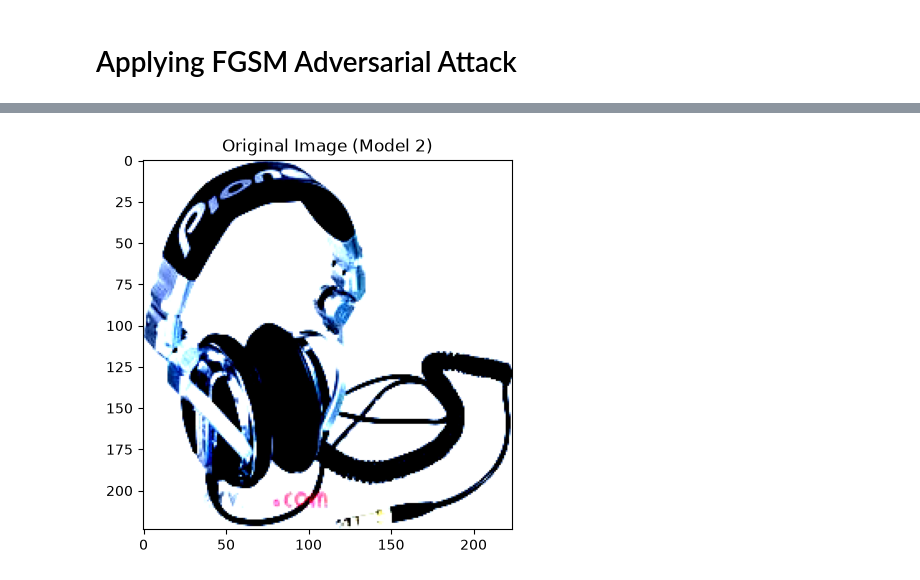
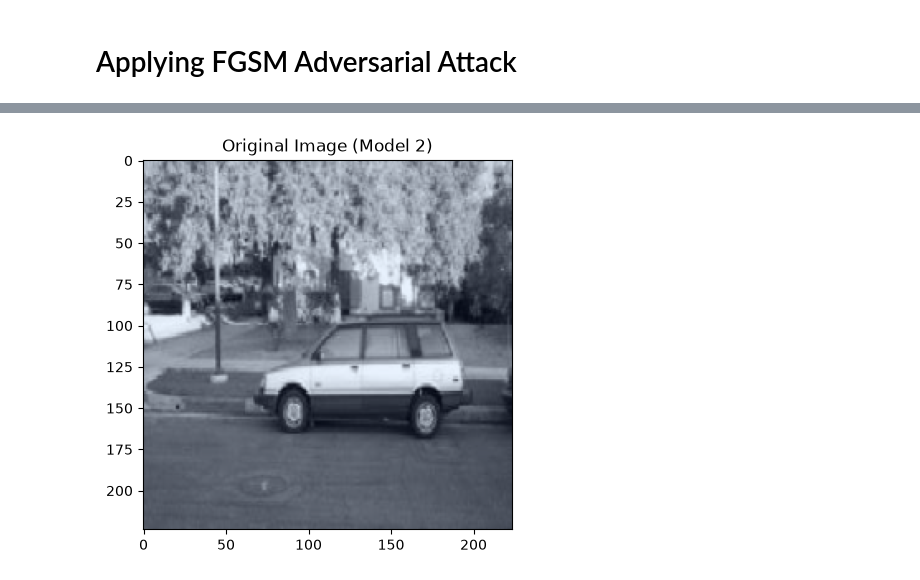
Before and after one commit to programmerX1a/AI-tasks, a Jupyter notebook: Block_5/Task_5.2.ipynb, the cells around one changed output, grey strips where cells are left out. Saved outputs shown, nothing was run; the diff lists cells and outputs as text; code cells hidden in the pictures.

```diff
--- a/Block_5/Task_5.2.ipynb
+++ b/Block_5/Task_5.2.ipynb
@@ -350,48 +374,56 @@ batch=0
 gradients_1=[]
 gradients_2=[]
 feature_map=[[]]
+feature_map_2=[[]]
 grad_cam1=[]
+grad_cam3=[]
 def forward_hook(module,input,output):
     feature_map[0]=output
     feature_map[0].retain_grad()
-model1.layer4.register_forward_hook(forward_hook)
-model2.features[-1].register_forward_hook(forward_hook)
+
+def forward_hook2(module,input,output):
+    feature_map_2[0]=output
+    feature_map_2[0].retain_grad()
+hook1=model1.layer4.register_forward_hook(forward_hook)
+hook2=model2.features[-1].register_forward_hook(forward_hook2)
 
 for images,labels in test_loader:
 
     batch+=1
-    images,labels=images.to(device),labels.to(device)
-    images.requires_grad=True
-    output1=model1(images)
-    loss1=criterion(output1,labels)
-    model1.zero_grad()
+    if batch<2:
+        images,labels=images.to(device),labels.to(device)
+        images.requires_grad=True
+        output1=model1(images)
+        loss1=criterion(output1,labels)
+        running_loss1+=loss1.item()*labels.size(0)
+        total+=labels.size(0)
+        probability,classes=torch.max(output1,1)
+        correct+=(labels==classes).sum().item()
 
-    running_loss1+=loss1.item()*labels.size(0)
-    total+=labels.size(0)
-    probability,classes=torch.max(output1,1)
-    correct+=(labels==classes).sum().item()
-    if batch<2:
+        model1.zero_grad()
         class_score=output1[0,classes[0]] #first image
         class_score.backward()
-        first_image_feature=feature_map[0][0]
-        first_image_gradient_mean=feature_map[0][0].mean(dim=(1,2))
-        first_image_gradient_weighted=first_image_gradient_mean[:,None,None]*first_image_feature #Broadcasting
+        image_features=feature_map[0]
+        first_image_gradient_mean=image_features.grad[0].mean(dim=(1,2))
+        first_image_gradient_weighted=first_image_gradient_mean[:,None,None]*image_features[0] #Broadcasting
         grad_cam1=first_image_gradient_weighted.sum(dim=0)
         grad_cam1=F.relu(grad_cam1)
-        grad_cam1=grad_cam1.unsqueeze(0).unsqueeze(0)
+        grad_cam1=grad_cam1.unsqueeze(0).unsqueeze(0) #interpolate expects 4Dim
         grad_cam1=F.interpolate(
             grad_cam1,
             size=(images[0].shape[1],images[0].shape[2]),
             mode="bilinear",
             align_corners=False
         )
-        grad_cam1=grad_cam1.squeeze(0).squeeze(0)
+        grad_cam1=grad_cam1.squeeze(0).squeeze(0) #Return to 2DIM
         plt.figure()
         plt.imshow(clip(images[0]).permute(1,2,0).cpu().detach().numpy())
         plt.title("Original Image (Model 1)")
         plt.figure()
         plt.imshow(clip(grad_cam1).cpu().detach().numpy())
         plt.title("GRAD CAM (Model 1)")
+
+
 
 
 
@@ -430,22 +462,23 @@ batch=0
 grad_cam_2=[]
 for images,labels in test_loader:
     batch+=1
-    images,labels=images.to(device),labels.to(device)
-    images.requires_grad=True
-    output2=model2(images)
-    loss2=criterion(output2,labels)
-    model2.zero_grad()
-    loss2.backward()
-    running_loss2+=loss2.item()*labels.size(0)
-    total+=labels.size(0)
-    probability,classes=torch.max(output2,1)
-    correct+=(labels==classes).sum().item()
     if batch<2:
-        class_score=output1[0,classes[0]] #first image
+        images,labels=images.to(device),labels.to(device)
+        images.requires_grad=True
+        output2=model2(images)
+        loss2=criterion(output2,labels)
+        running_loss2+=loss2.item()*labels.size(0)
+        total+=labels.size(0)
+        probability,classes=torch.max(output2,1)
+        correct+=(labels==classes).sum().item()
+
+        model2.zero_grad()
+        class_score=output2[0,classes[0]] #first image
         class_score.backward()
-        first_image_feature=feature_map[0][0]
-        first_image_gradient_mean=feature_map[0][0].mean(dim=(1,2))
-        first_image_gradient_weighted=first_image_gradient_mean[:,None,None]*first_image_feature #Broadcasting
+
+        image_features=feature_map_2[0]
+        first_image_gradient_mean=image_features.grad[0].mean(dim=(1,2))
+        first_image_gradient_weighted=first_image_gradient_mean[:,None,None]*image_features[0] #Broadcasting
         grad_cam_2=first_image_gradient_weighted.sum(dim=0)
         grad_cam_2=F.relu(grad_cam_2)
         grad_cam_2=grad_cam_2.unsqueeze(0).unsqueeze(0)
@@ -457,15 +490,18 @@ for images,labels in test_loader:
         )
         grad_cam_2=grad_cam_2.squeeze(0).squeeze(0)
         plt.figure()
-        plt.imshow(images[0].permute(1,2,0).cpu().detach().numpy())
+        plt.imshow(clip(images[0]).permute(1,2,0).cpu().detach().numpy())
         plt.title("Original Image (Model 2)")
         plt.figure()
-        plt.imshow(grad_cam_2.cpu().detach().numpy())
+        plt.imshow(clip(grad_cam_2).cpu().detach().numpy())
         plt.title("GRAD CAM (Model 2)")
+
 
 
 
 
 print(f"Model 2 Test Accuracy: {(correct/total)*100}%")
 print(f"Model 2 Testing Loss: {running_loss2/total}")
+hook1.remove()
+hook2.remove()
 # %% [output]
@@ -479 +514 @@ Model 2 Testing Loss: 0.5856794948484111
-[figure, old version]
+[figure, new version]
```
Also changed, not shown: parts of 10 cells of this notebook.
